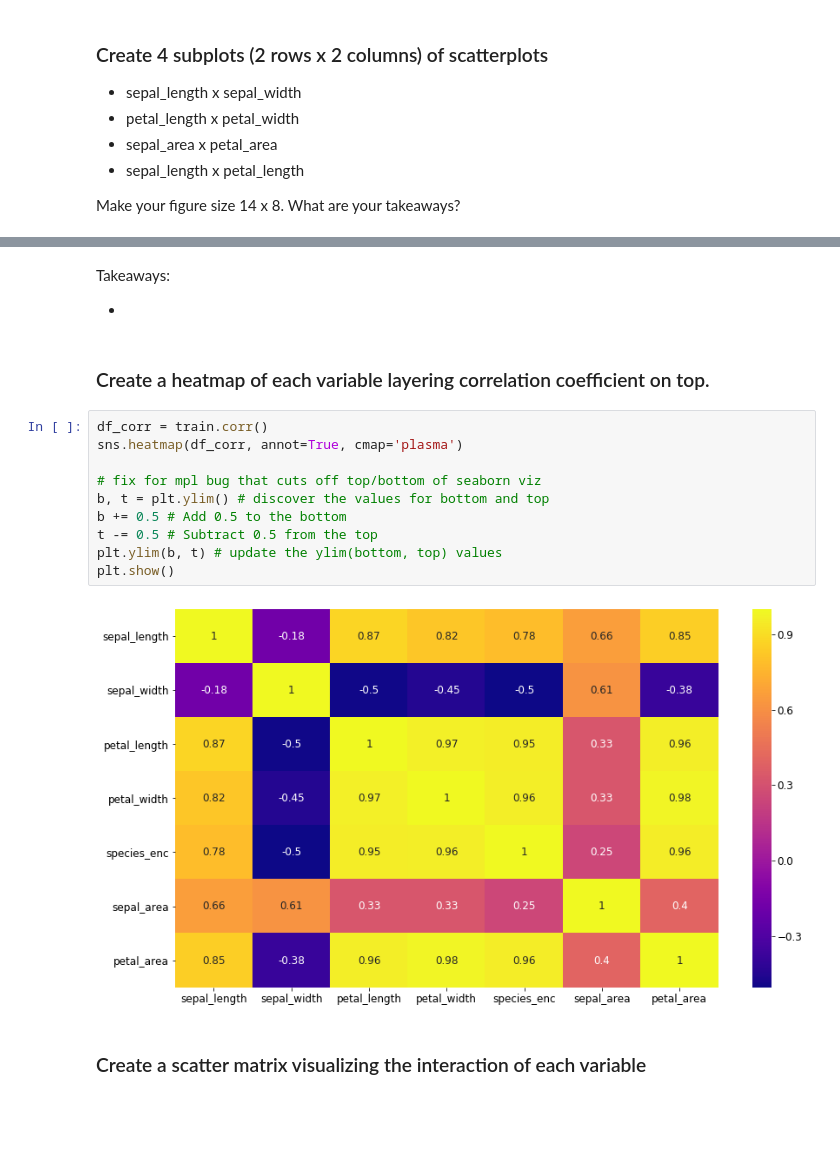
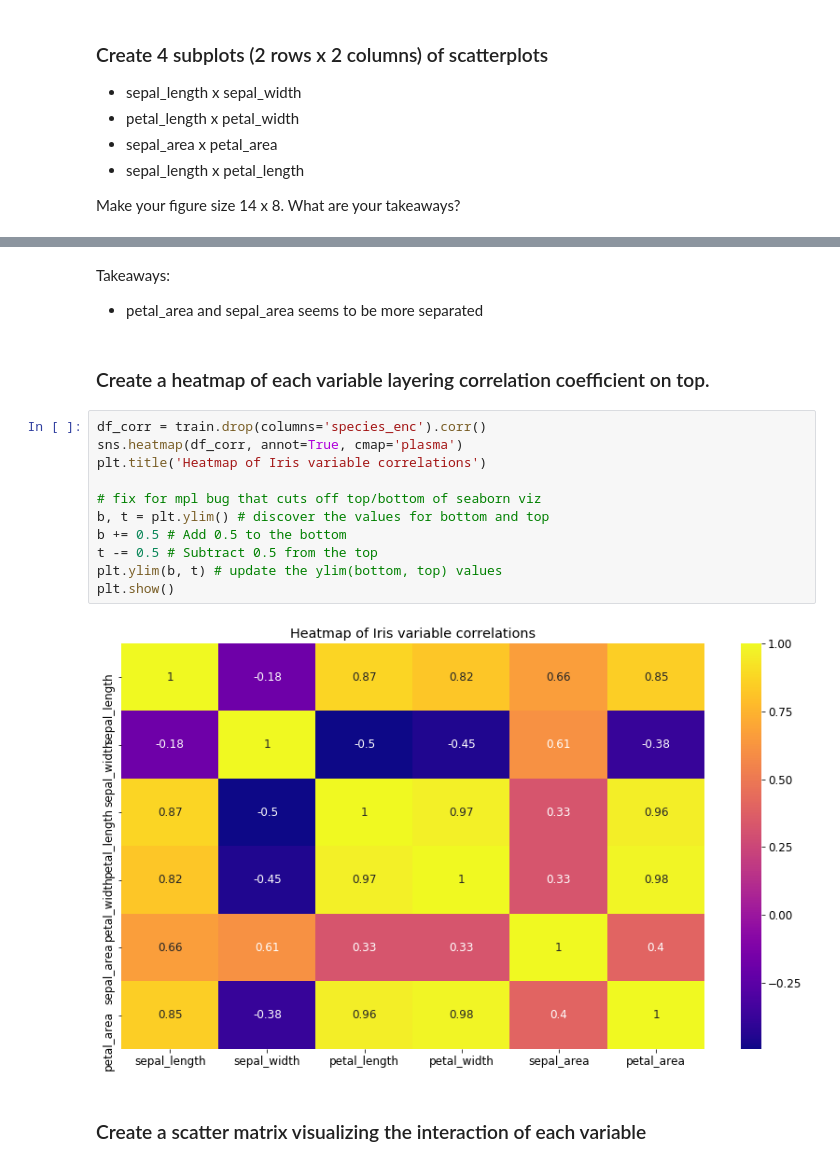
Before and after one commit to brandireger/ds-methodologies-exercises, a Jupyter notebook: classification/classification_exercises.ipynb, the cells around one changed output, grey strips where cells are left out. Cells and saved outputs as stored; diff of their text form; blank space fills up the shorter version.

```diff
--- a/classification/classification_exercises.ipynb
+++ b/classification/classification_exercises.ipynb
@@ -549,21 +550,22 @@ sns.scatterplot(train.sepal_length, train.petal_length, ax=axes[1,1], hue=train.
-# %% [markdown]
-Takeaways:
-
--
+# %% [markdown]
+Takeaways:
+
+- petal_area and sepal_area seems to be more separated
 # %% [markdown]
 ### Create a heatmap of each variable layering correlation coefficient on top.
 # %%
-df_corr = train.corr()
+df_corr = train.drop(columns='species_enc').corr()
 sns.heatmap(df_corr, annot=True, cmap='plasma')
+plt.title('Heatmap of Iris variable correlations')
 
 # fix for mpl bug that cuts off top/bottom of seaborn viz
 b, t = plt.ylim() # discover the values for bottom and top
 b += 0.5 # Add 0.5 to the bottom
 t -= 0.5 # Subtract 0.5 from the top
 plt.ylim(b, t) # update the ylim(bottom, top) values
 plt.show()
 # %% [output]
-[figure, old version]
+[figure, new version]
 # %% [markdown]
 ### Create a scatter matrix visualizing the interaction of each variable
 # %%
```
Also changed, not shown: parts of 3 cells of this notebook, 1 other file.
